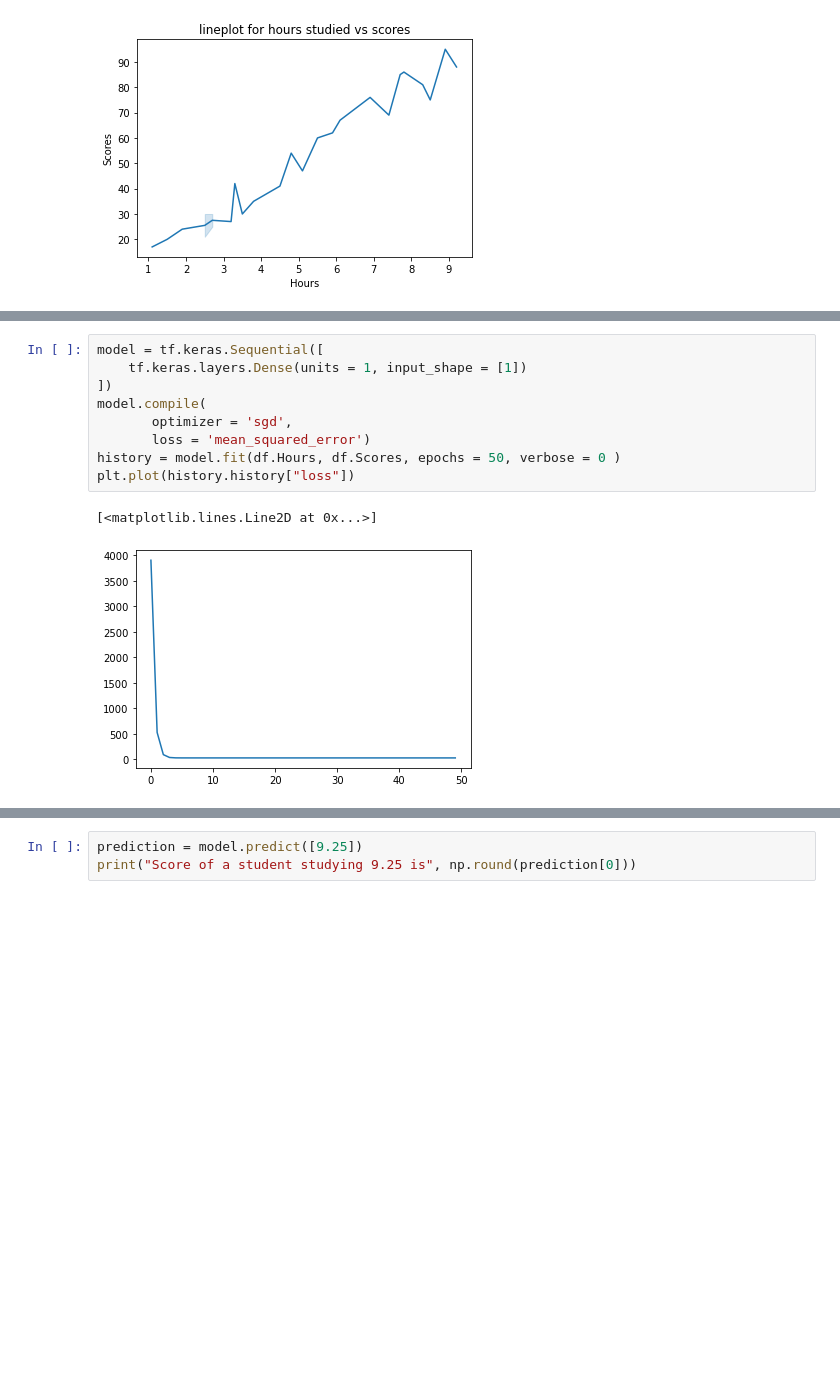
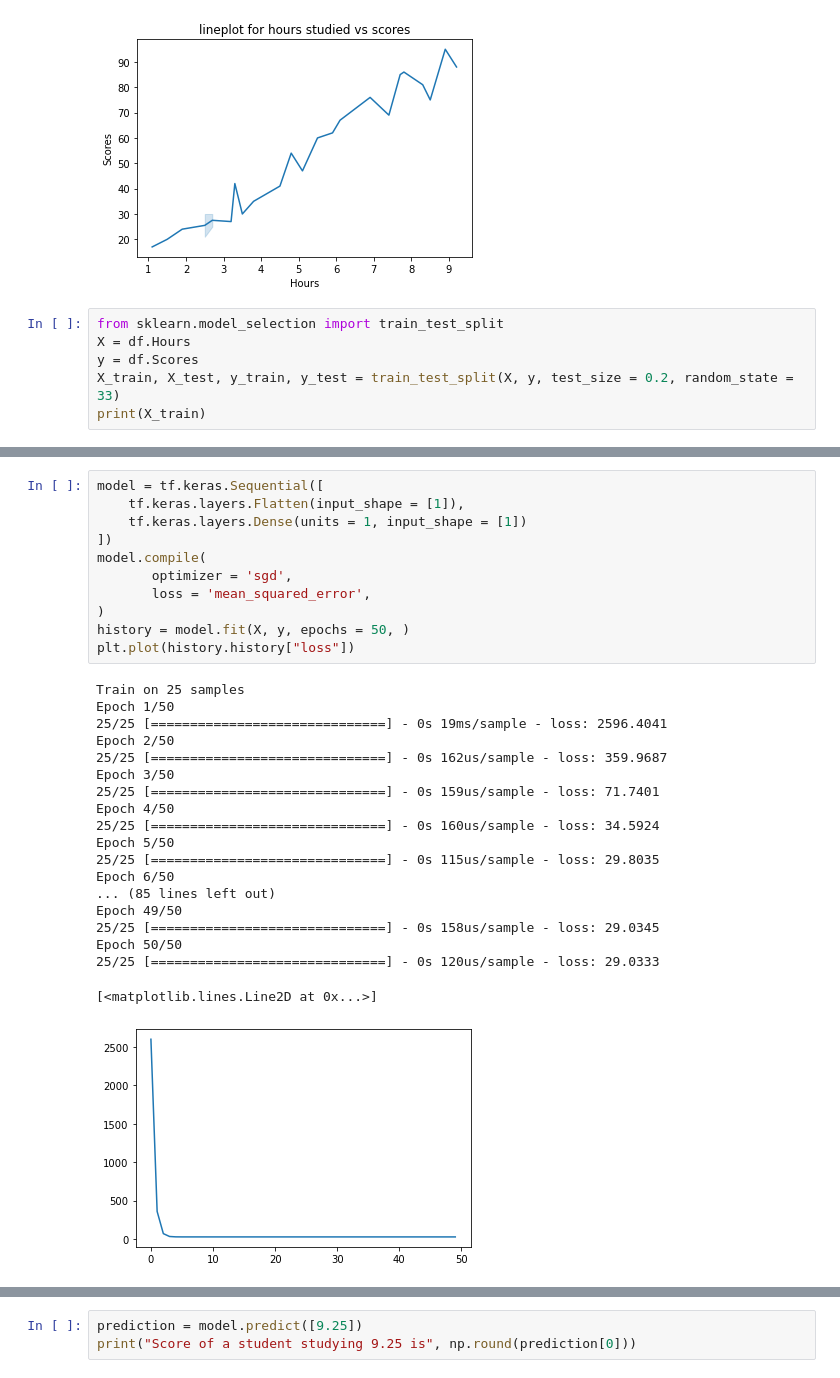
Before and after one commit to rbritik/Personal-Projects, a Jupyter notebook: student _score.ipynb, the cells around one changed output, grey strips where cells are left out. Drawn from its saved outputs; the diff is of its cells as text; blank space fills up the shorter version.

Commit message:
Add files via upload
Predicting student score using tensorflow and train_test_split

```diff
--- a/student _score.ipynb
+++ b/student _score.ipynb
@@ -45,3 +47,9 @@ plt.title("lineplot for hours studied vs scores")
 [figure]
 Text(0.5, 1.0, 'lineplot for hours studied vs scores')
 [figure]
+# %%
+from sklearn.model_selection import train_test_split
+X = df.Hours
+y = df.Scores
+X_train, X_test, y_train, y_test = train_test_split(X, y, test_size = 0.2, random_state = 33)
+print(X_train)
@@ -48,12 +74,31 @@ Text(0.5, 1.0, 'lineplot for hours studied vs scores')
 # %%
 model = tf.keras.Sequential([
+    tf.keras.layers.Flatten(input_shape = [1]),
     tf.keras.layers.Dense(units = 1, input_shape = [1])
 ])
 model.compile(
        optimizer = 'sgd',
-       loss = 'mean_squared_error')
-history = model.fit(df.Hours, df.Scores, epochs = 50, verbose = 0 )
+       loss = 'mean_squared_error',
+)
+history = model.fit(X, y, epochs = 50, )
 plt.plot(history.history["loss"])
 # %% [output]
-[<matplotlib.lines.Line2D at 0x...>]
+Train on 25 samples
+Epoch 1/50
+25/25 [==============================] - 0s 19ms/sample - loss: 2596.4041
+Epoch 2/50
+25/25 [==============================] - 0s 162us/sample - loss: 359.9687
+Epoch 3/50
+25/25 [==============================] - 0s 159us/sample - loss: 71.7401
+Epoch 4/50
+25/25 [==============================] - 0s 160us/sample - loss: 34.5924
+Epoch 5/50
+25/25 [==============================] - 0s 115us/sample - loss: 29.8035
+Epoch 6/50
+... (85 lines left out)
+Epoch 49/50
+25/25 [==============================] - 0s 158us/sample - loss: 29.0345
+Epoch 50/50
+25/25 [==============================] - 0s 120us/sample - loss: 29.0333
+[<matplotlib.lines.Line2D at 0x...>]
-[figure, old version]
+[figure, new version]
```
Also changed, not shown: parts of 3 cells of this notebook.
